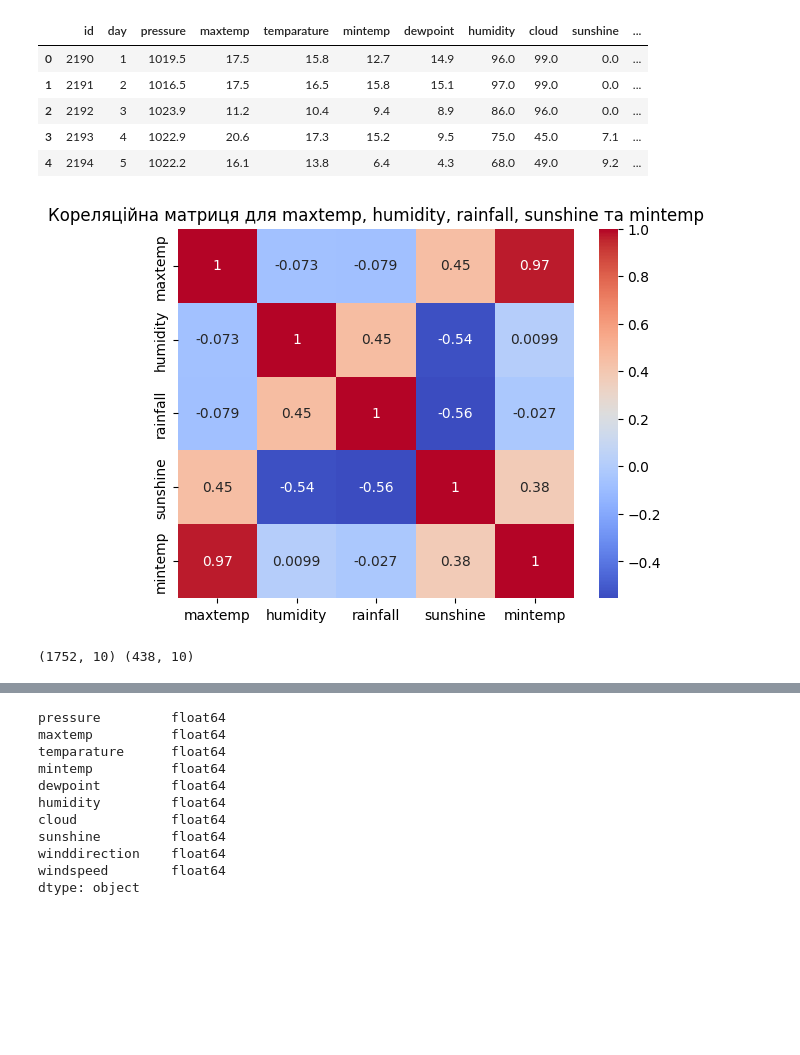
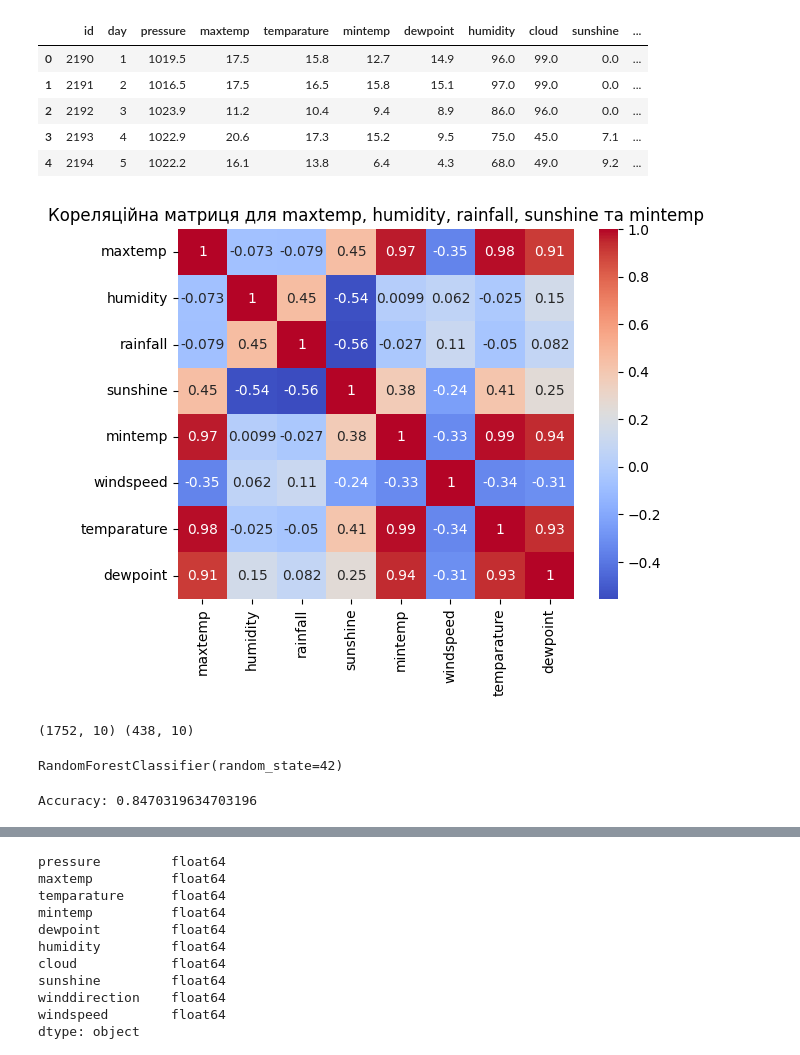
Before and after one commit to Turii/MyKaggle1, a Jupyter notebook: oksana-binary-prediction-with-a-rainfall-dataset.ipynb, the cells around one changed output, grey strips where cells are left out. Cells and saved outputs as stored; diff of their text form; code cells hidden in the pictures; blank space fills up the shorter version.

Commit message:
Kaggle Notebook | Oksana Binary Prediction with a Rainfall Dataset | Version 5

```diff
--- a/oksana-binary-prediction-with-a-rainfall-dataset.ipynb
+++ b/oksana-binary-prediction-with-a-rainfall-dataset.ipynb
@@ -57,16 +58,16 @@ test_data.head()
 # %%
 import seaborn as sns
 import matplotlib.pyplot as plt
 
 # Кореляційна матриця
-corr_matrix = train_data[['maxtemp', 'humidity', 'rainfall', 'sunshine', 'mintemp']].corr()
+corr_matrix = train_data[['maxtemp', 'humidity', 'rainfall', 'sunshine', 'mintemp', 'windspeed', 'temparature', 'dewpoint']].corr()
 
 # Візуалізуємо кореляційну матрицю
 sns.heatmap(corr_matrix, annot=True, cmap='coolwarm')
 plt.title("Кореляційна матриця для maxtemp, humidity, rainfall, sunshine та mintemp")
 plt.show()
 # %% [output]
-[figure, old version]
+[figure, new version]
 # %%
 X = train_data.drop(columns=['rainfall', 'id', 'day'])
 y = train_data['rainfall']
@@ -84,13 +86,29 @@ print(X_train.shape, X_test.shape)
 # %% [output]
 (1752, 10) (438, 10)
 # %%
-from sklearn.linear_model import LinearRegression
+# from sklearn.linear_model import LinearRegression
 
 # Create the model
-model = LinearRegression()
+# model = LinearRegression()
 
 # Train the model
-model.fit(X_train, y_train)
+# model.fit(X_train, y_train)
 
 # Predict on test data
-y_pred = model.predict(X_test)
+# y_pred = model.predict(X_test)
+
+from sklearn.ensemble import RandomForestClassifier
+
+model = RandomForestClassifier(n_estimators=100, random_state=42)
+model.fit(X_train, y_train)
+#test_predictions = model.predict_proba(test_features)[:, 1]  # Нам треба ймовірність для класу 1
+# %% [output]
+RandomForestClassifier(random_state=42)
+# %%
+from sklearn.metrics import accuracy_score
+
+y_pred = model.predict(X_test)
+accuracy = accuracy_score(y_test, y_pred)
+print(f"Accuracy: {accuracy}")
+# %% [output]
+Accuracy: 0.8470319634703196
```
Also changed, not shown: parts of 10 cells of this notebook.
